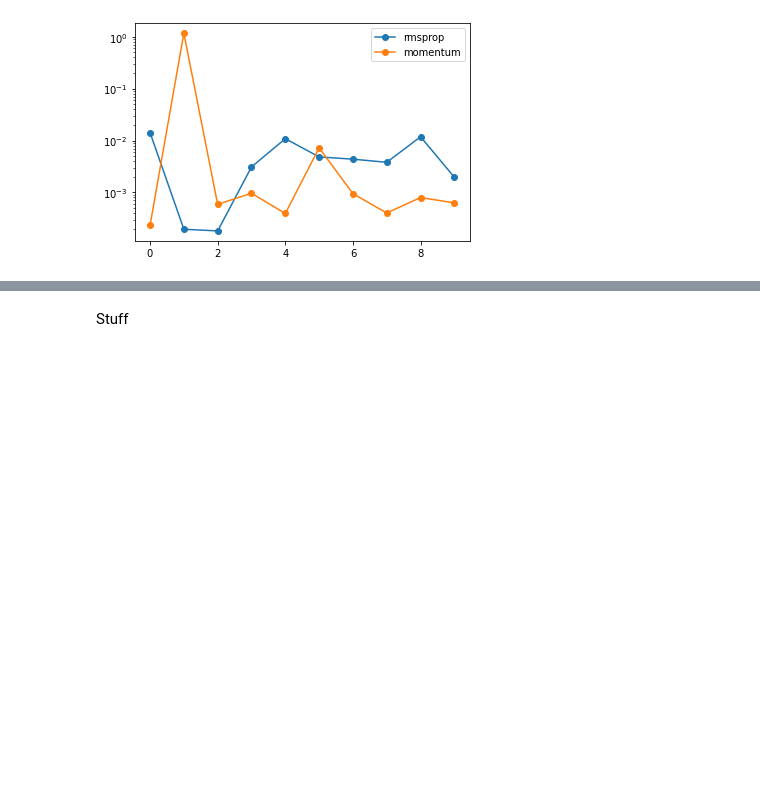
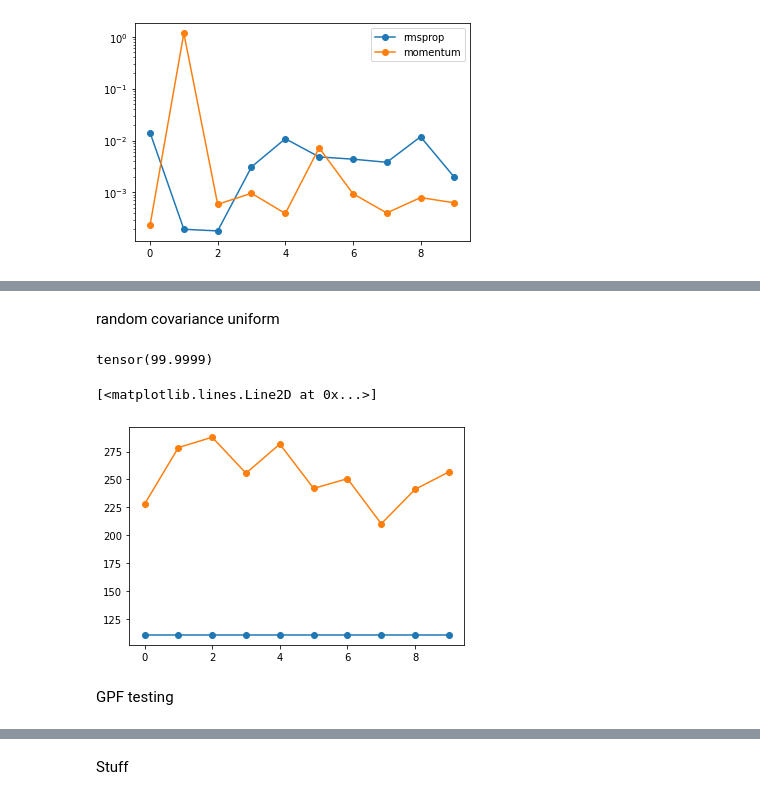
Before and after one commit to jthuemmel/linear_svgd, a Jupyter notebook: testing.ipynb, the cells around one changed output, grey strips where cells are left out. Saved outputs shown, nothing was run; the diff lists cells and outputs as text; code cells hidden in the pictures; blank space fills up the shorter version.

Commit message:
tried to figure out the mistake in gpf

```diff
--- a/testing.ipynb
+++ b/testing.ipynb
@@ -256,0 +234,18 @@ RMSprop hyper-parameter selection
+# %% [markdown]
+random covariance uniform
+# %%
+def random_covariance(D,Lmin=1,Lmax=1,uniform = False):
+    #generate diagonal matrix with eigenvalues in the desired range (i.e. [1e-1,1e1])
+    if uniform:
+        L = torch.eye(D) * torch.pow(10,torch.log10(torch.div(Lmax,Lmin))*torch.linspace(0,D-1,D).div(D-1) -1)
+    else:
+        L = torch.eye(D) * (torch.rand([D])*(Lmax - Lmin) + Lmin)
+    #generate a random unitary matrix (use QR decomposition to obtain)
+    Q,_ = torch.qr(torch.distributions.MultivariateNormal(torch.zeros(D),torch.eye(D)).sample([D]))
+    #obtain the desired covariance by multiplication:
+    sigma = torch.mm(torch.mm(Q,L),Q.T)
+    return sigma
+# %%
+Lmin = 0.1
+Lmax = 10
+D = 50
@@ -256,0 +255,13 @@ RMSprop hyper-parameter selection
+# %%
+evs=random_covariance(D,Lmin,Lmax, uniform = True).svd(compute_uv=False)[1]
+evs.max()/evs.min()
+# %% [output]
+tensor(99.9999)
+# %%
+plt.plot([random_covariance(D,Lmin,Lmax, uniform = True).trace() for i in range(10)],'o-')
+plt.plot([random_covariance(D,Lmin,Lmax).trace() for i in range(10)],'o-')
+# %% [output]
+[<matplotlib.lines.Line2D at 0x...>]
+[figure, added]
+# %% [markdown]
+GPF testing
```
Also changed, not shown: parts of 11 cells of this notebook.
